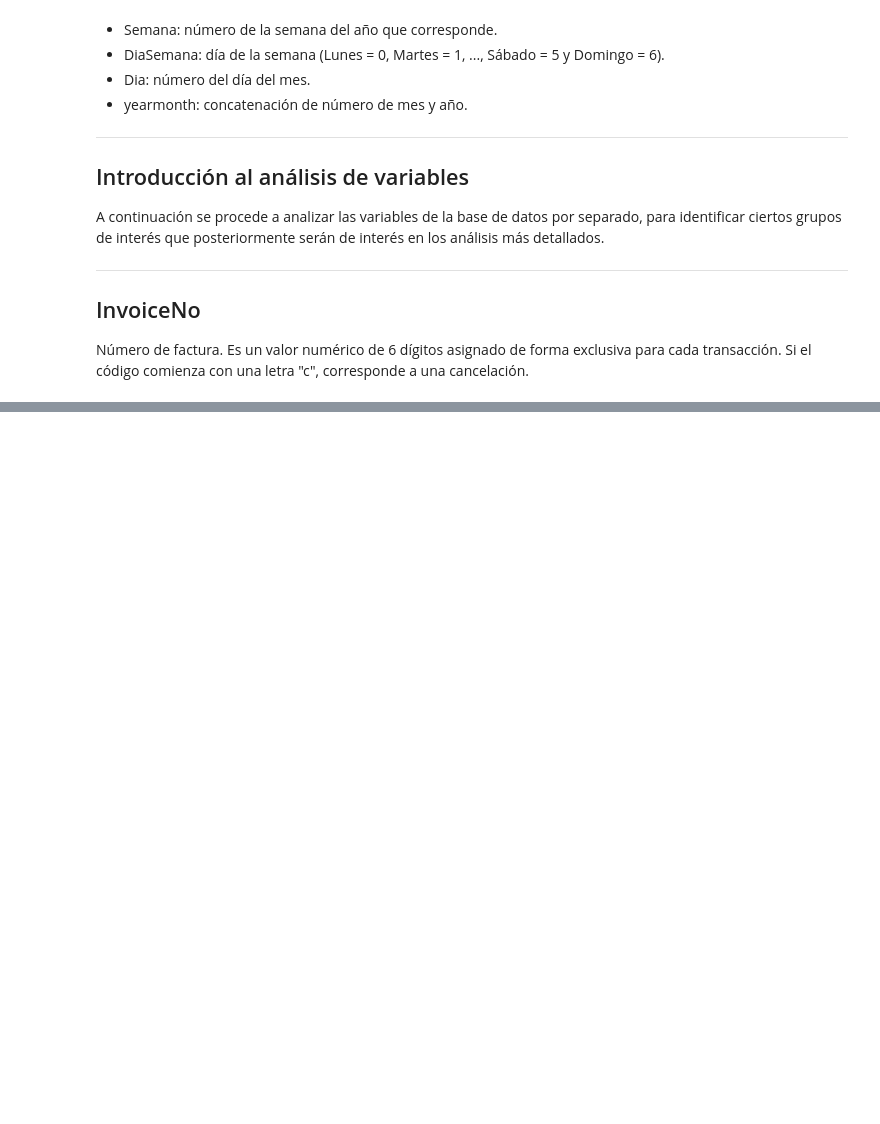
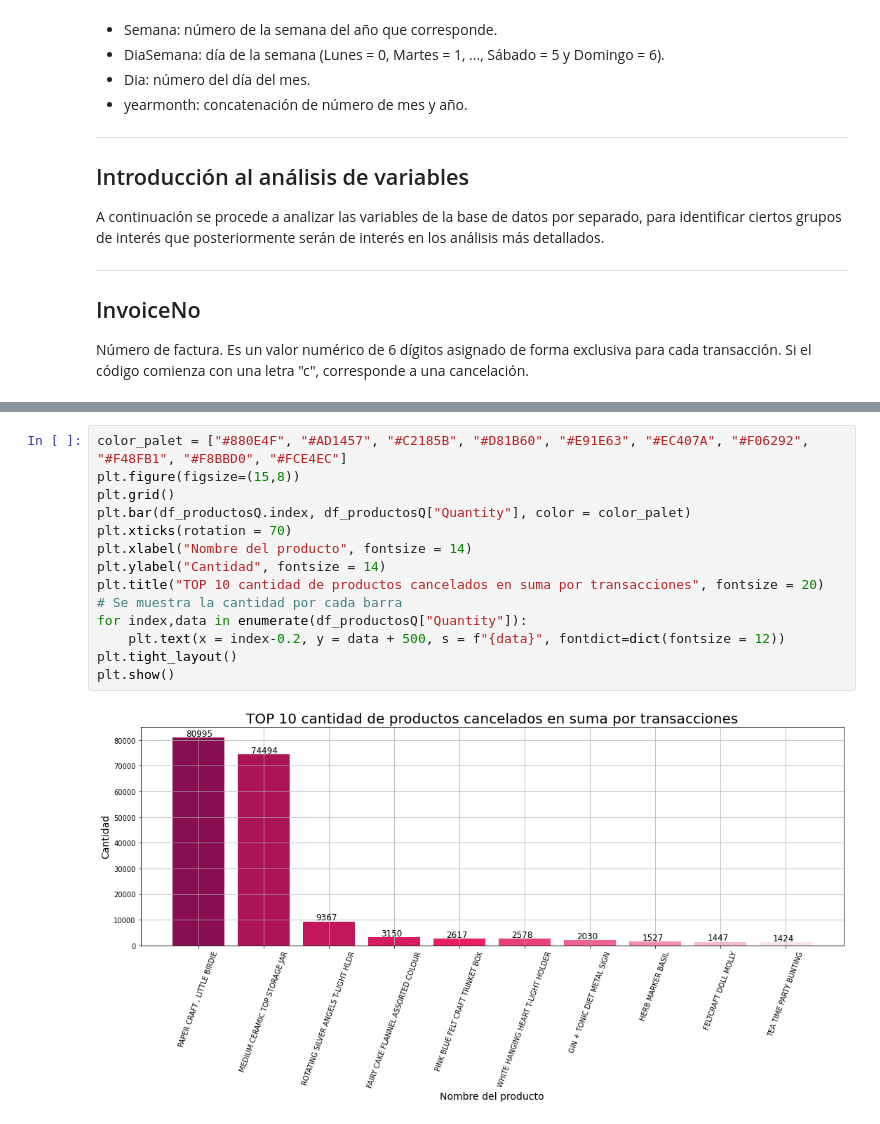
Before and after one commit to cirssax/VisualizacionDatos, a Jupyter notebook: notebooks/P2_EDA.ipynb, the cells around one changed output, grey strips where cells are left out. Saved outputs shown, nothing was run; the diff lists cells and outputs as text; blank space fills up the shorter version.

Commit message:
Se añaden los ultimos análisis para los casos de transacciones canceladas

```diff
--- a/notebooks/P2_EDA.ipynb
+++ b/notebooks/P2_EDA.ipynb
@@ -173,0 +168,16 @@ plt.show()
+# %%
+color_palet = ["#880E4F", "#AD1457", "#C2185B", "#D81B60", "#E91E63", "#EC407A", "#F06292", "#F48FB1", "#F8BBD0", "#FCE4EC"]
+plt.figure(figsize=(15,8))
+plt.grid()
+plt.bar(df_productosQ.index, df_productosQ["Quantity"], color = color_palet)
+plt.xticks(rotation = 70)
+plt.xlabel("Nombre del producto", fontsize = 14)
+plt.ylabel("Cantidad", fontsize = 14)
+plt.title("TOP 10 cantidad de productos cancelados en suma por transacciones", fontsize = 20)
+# Se muestra la cantidad por cada barra
+for index,data in enumerate(df_productosQ["Quantity"]):
+    plt.text(x = index-0.2, y = data + 500, s = f"{data}", fontdict=dict(fontsize = 12))
+plt.tight_layout()
+plt.show()
+# %% [output]
+[figure, added]
```
Also changed, not shown: parts of 8 cells of this notebook.
